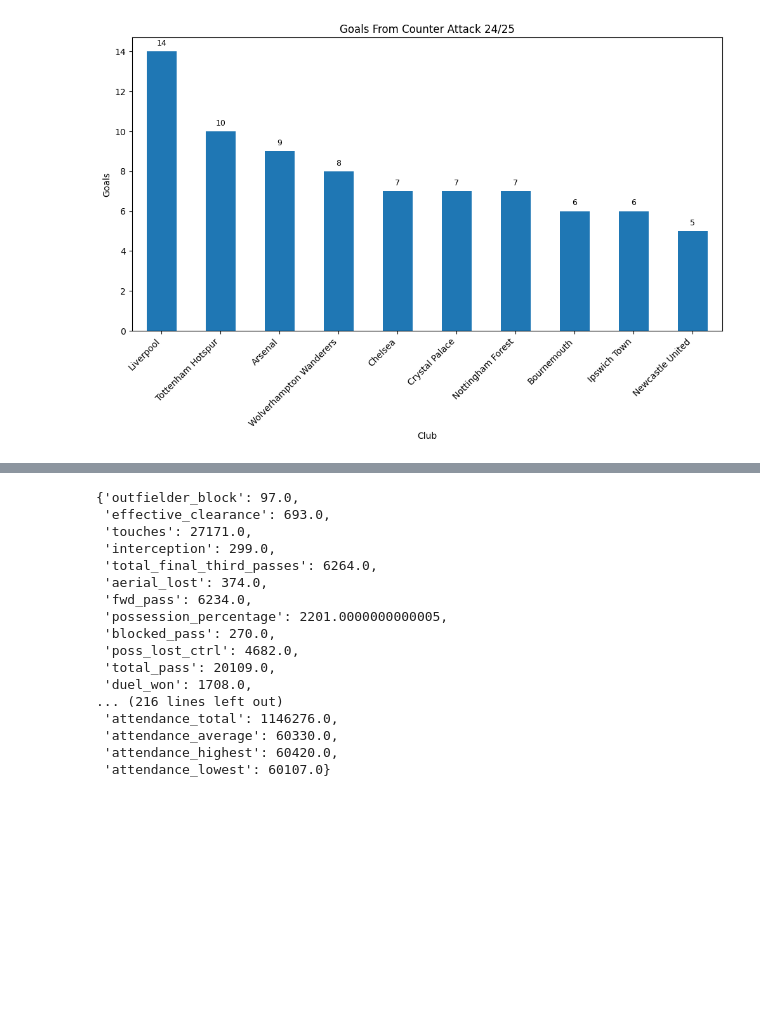
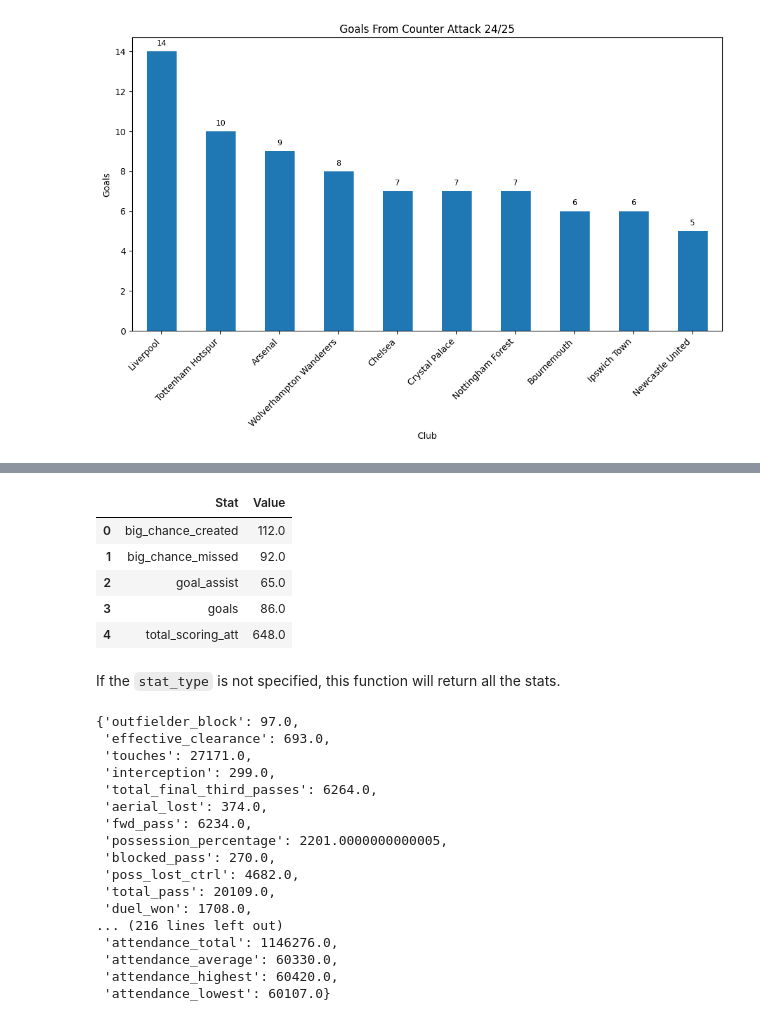
Before and after one commit to zhouyuyang-joey/English-Premier-League-Data-API, a Jupyter notebook: examples.ipynb, the cells around one changed output, grey strips where cells are left out. Cells and saved outputs as stored; diff of their text form; code cells hidden in the pictures; blank space fills up the shorter version.

```diff
--- a/examples.ipynb
+++ b/examples.ipynb
@@ -209 +246,14 @@ for i, val in enumerate(top10["Stat"]):
+# %%
+attacking = ['goals', 'goal_assist', 'total_scoring_att', 'big_chance_created', 'big_chance_missed']
+liverpool_attack_stats = epl.get_club_details(liverpool_id, season_24_25, stat_type=attacking)
+liverpool_attack_stats
+# %% [output]
+|  | Stat | Value |
+| 0 | big_chance_created | 112.0 |
+| 1 | big_chance_missed | 92.0 |
+| 2 | goal_assist | 65.0 |
+| 3 | goals | 86.0 |
+| 4 | total_scoring_att | 648.0 |
+# %% [markdown]
+If the ``stat_type`` is not specified, this function will return all the stats.
 # %%
```
Also changed, not shown: parts of 21 cells of this notebook.
